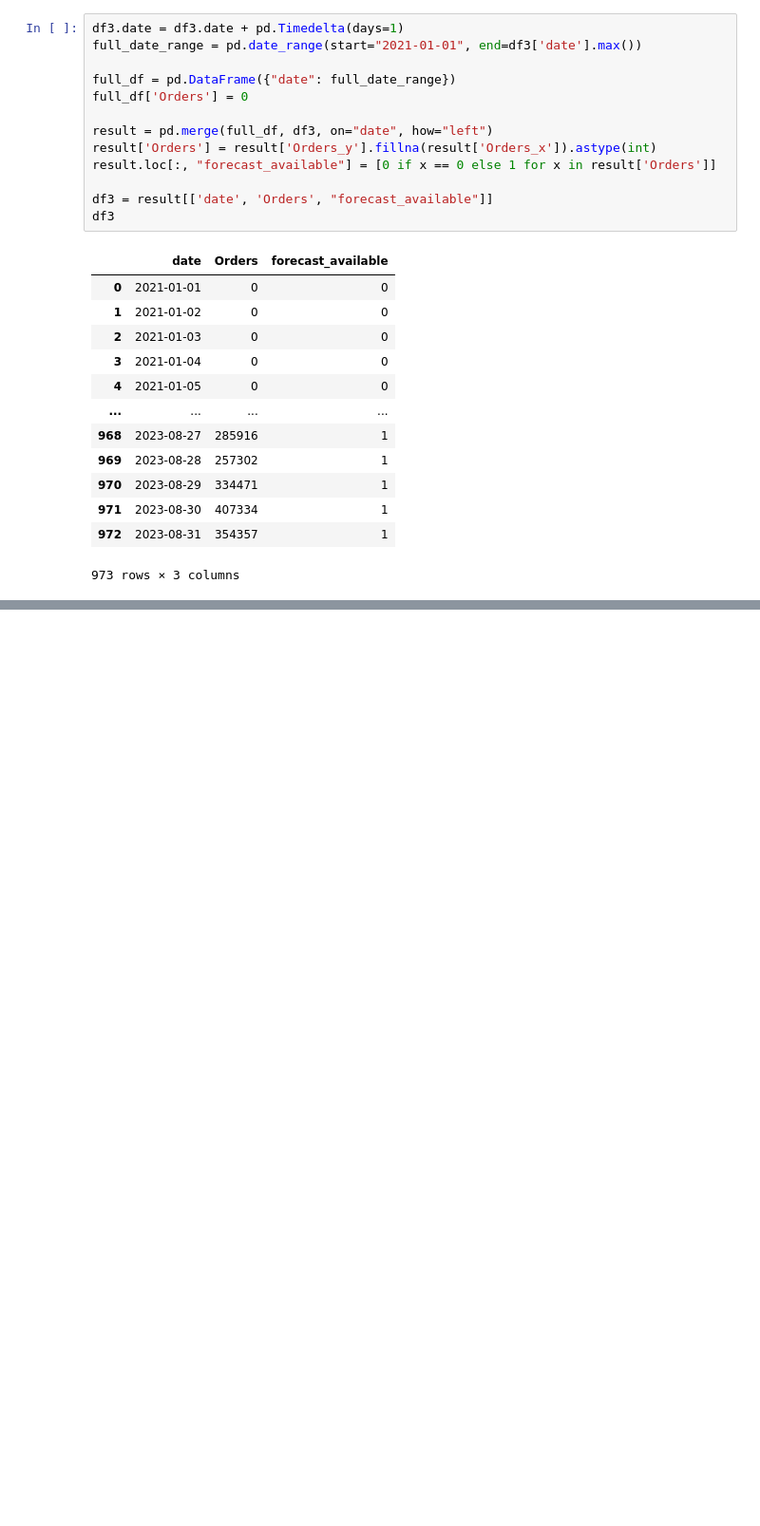
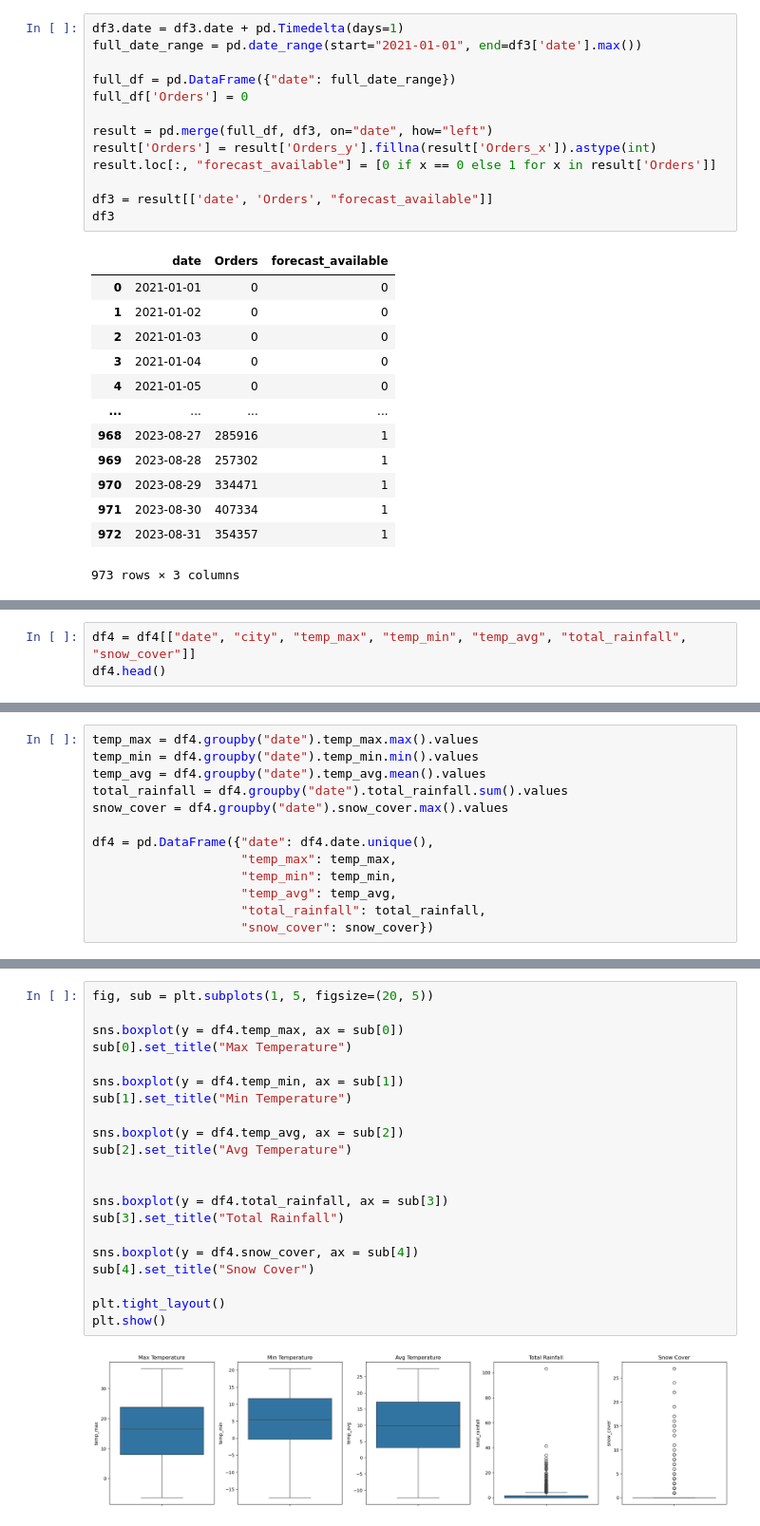
Before and after one commit to andrii-zapukhlyi/inpost_optimizing, a Jupyter notebook: inpost_forecast.ipynb, the cells around one changed output, grey strips where cells are left out. Shown at 95% size. Cells and saved outputs as stored; diff of their text form; blank space fills up the shorter version.

Commit message:
data merging + sarima model

```diff
--- a/inpost_forecast.ipynb
+++ b/inpost_forecast.ipynb
@@ -600,0 +661,3 @@ df3
+# %%
+df4 = df4[["date", "city", "temp_max", "temp_min", "temp_avg", "total_rainfall", "snow_cover"]]
+df4.head()
@@ -600,0 +688,13 @@ df3
+# %%
+temp_max = df4.groupby("date").temp_max.max().values
+temp_min = df4.groupby("date").temp_min.min().values
+temp_avg = df4.groupby("date").temp_avg.mean().values
+total_rainfall = df4.groupby("date").total_rainfall.sum().values
+snow_cover = df4.groupby("date").snow_cover.max().values
+
+df4 = pd.DataFrame({"date": df4.date.unique(),
+                    "temp_max": temp_max,
+                    "temp_min": temp_min,
+                    "temp_avg": temp_avg,
+                    "total_rainfall": total_rainfall,
+                    "snow_cover": snow_cover})
@@ -600,0 +717,23 @@ df3
+# %%
+fig, sub = plt.subplots(1, 5, figsize=(20, 5))
+
+sns.boxplot(y = df4.temp_max, ax = sub[0])
+sub[0].set_title("Max Temperature")
+
+sns.boxplot(y = df4.temp_min, ax = sub[1])
+sub[1].set_title("Min Temperature")
+
+sns.boxplot(y = df4.temp_avg, ax = sub[2])
+sub[2].set_title("Avg Temperature")
+
+
+sns.boxplot(y = df4.total_rainfall, ax = sub[3])
+sub[3].set_title("Total Rainfall")
+
+sns.boxplot(y = df4.snow_cover, ax = sub[4])
+sub[4].set_title("Snow Cover")
+
+plt.tight_layout()
+plt.show()
+# %% [output]
+[figure, added]
```
Also changed, not shown: parts of 29 cells of this notebook, 1 other file.
